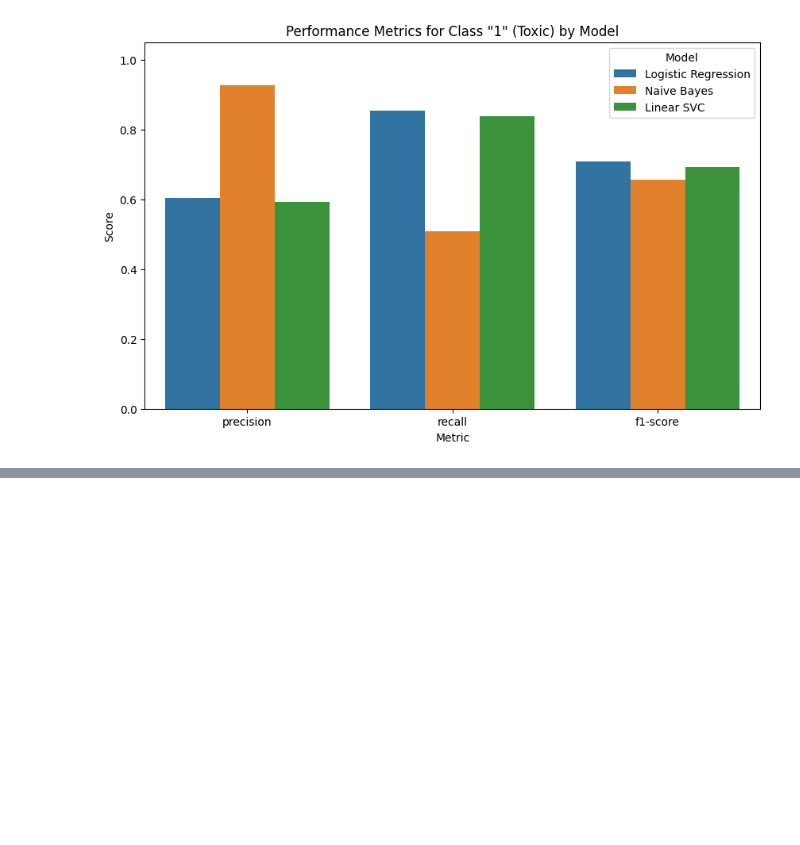
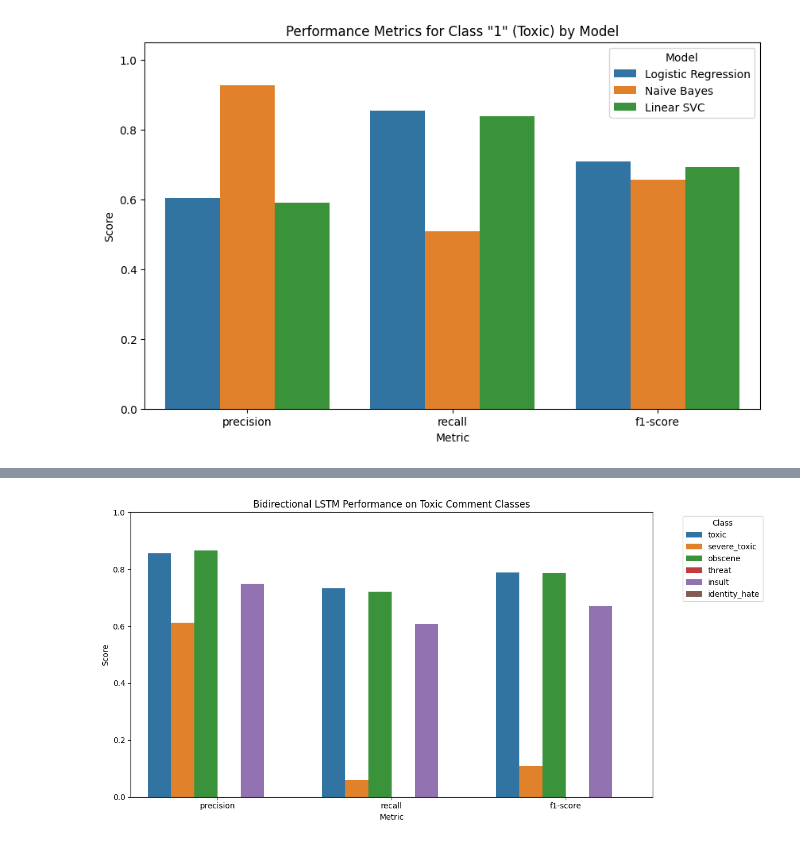
Before and after one commit to robyvanzetta/NLP-Project, a Jupyter notebook: Toxic_Comments_Classification_Dataset_Classification.ipynb, the cells around one changed output, grey strips where cells are left out. Cells and saved outputs as stored; diff of their text form; code cells hidden in the pictures; blank space fills up the shorter version.

```diff
--- a/Toxic_Comments_Classification_Dataset_Classification.ipynb
+++ b/Toxic_Comments_Classification_Dataset_Classification.ipynb
@@ -485,0 +364,21 @@ NameError: name 'classification_report_nn' is not defined
+# %%
+# Predict probabilities on test set
+y_pred_probs = model.predict(X_test)
+
+# Convert probabilities to binary predictions (threshold = 0.5)
+y_pred_classes = (y_pred_probs > 0.5).astype(int)
+
+# Store classification reports in dictionary per class
+classification_report_nn = {}
+labels = ['toxic', 'severe_toxic', 'obscene', 'threat', 'insult', 'identity_hate']
+
+# Generate report for each label
+for i, label in enumerate(labels):
+    report = classification_report(y_test[:, i], y_pred_classes[:, i], output_dict=True)
+    classification_report_nn[label] = report
+
+# Print classification reports
+for label, report in classification_report_nn.items():
+    print(f'\n=== Classification Report for {label} ===')
+    df_report = pd.DataFrame(report).T
+    print(df_report)
@@ -485,0 +403,25 @@ NameError: name 'classification_report_nn' is not defined
+# %%
+# 📊 Create plot data from classification report
+plot_data = []
+
+for label, report in classification_report_nn.items():
+    if '1' in report:
+        for metric in ['precision', 'recall', 'f1-score']:
+            score = report['1'][metric]
+            plot_data.append([label, metric, score])
+
+# Build DataFrame
+df_plot = pd.DataFrame(plot_data, columns=['Class', 'Metric', 'Score'])
+
+# Barplot
+plt.figure(figsize=(12, 6))
+sns.barplot(data=df_plot, x='Metric', y='Score', hue='Class')
+plt.title('Bidirectional LSTM Performance on Toxic Comment Classes')
+plt.ylim(0, 1)
+plt.xlabel('Metric')
+plt.ylabel('Score')
+plt.legend(title='Class', bbox_to_anchor=(1.05, 1), loc='upper left')
+plt.tight_layout()
+plt.show()
+# %% [output]
+[figure, added]
```
Also changed, not shown: parts of 18 cells of this notebook.
